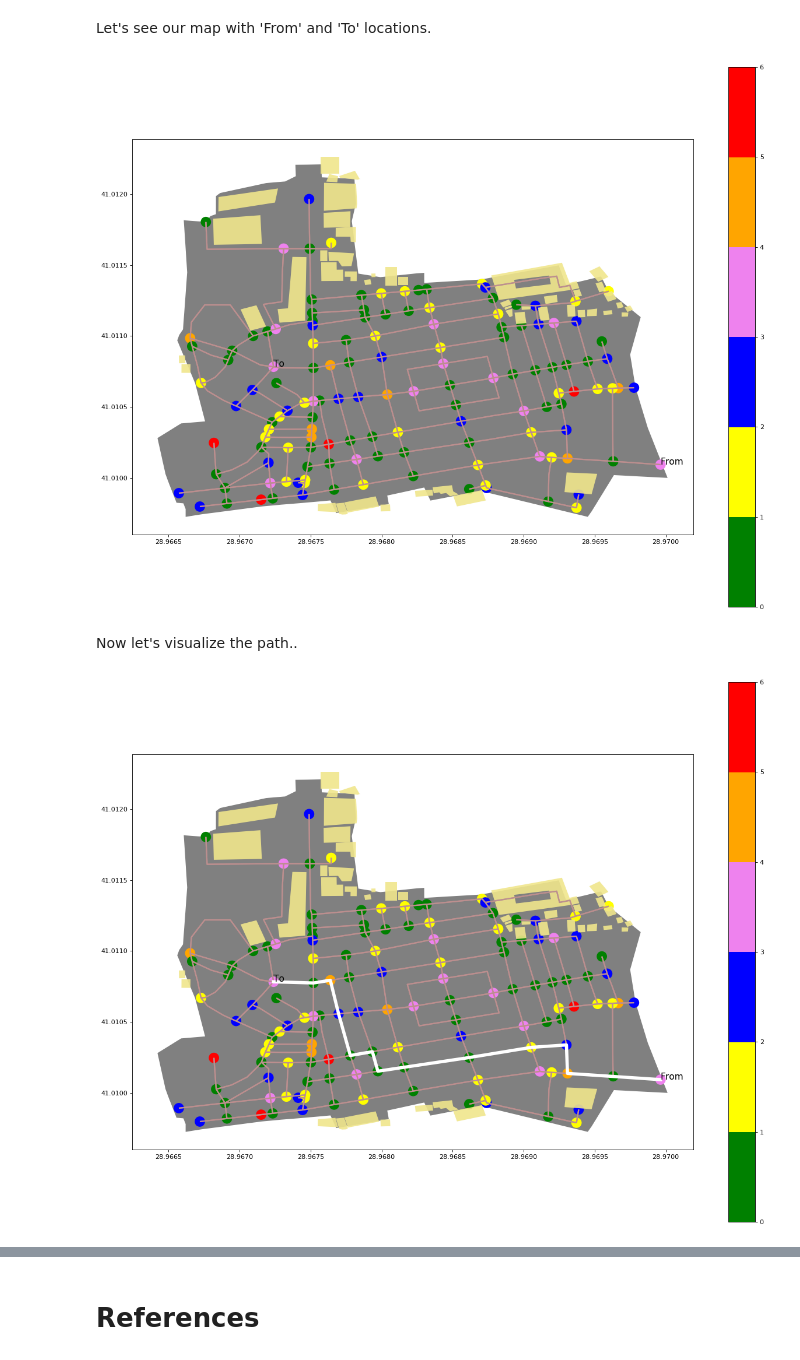
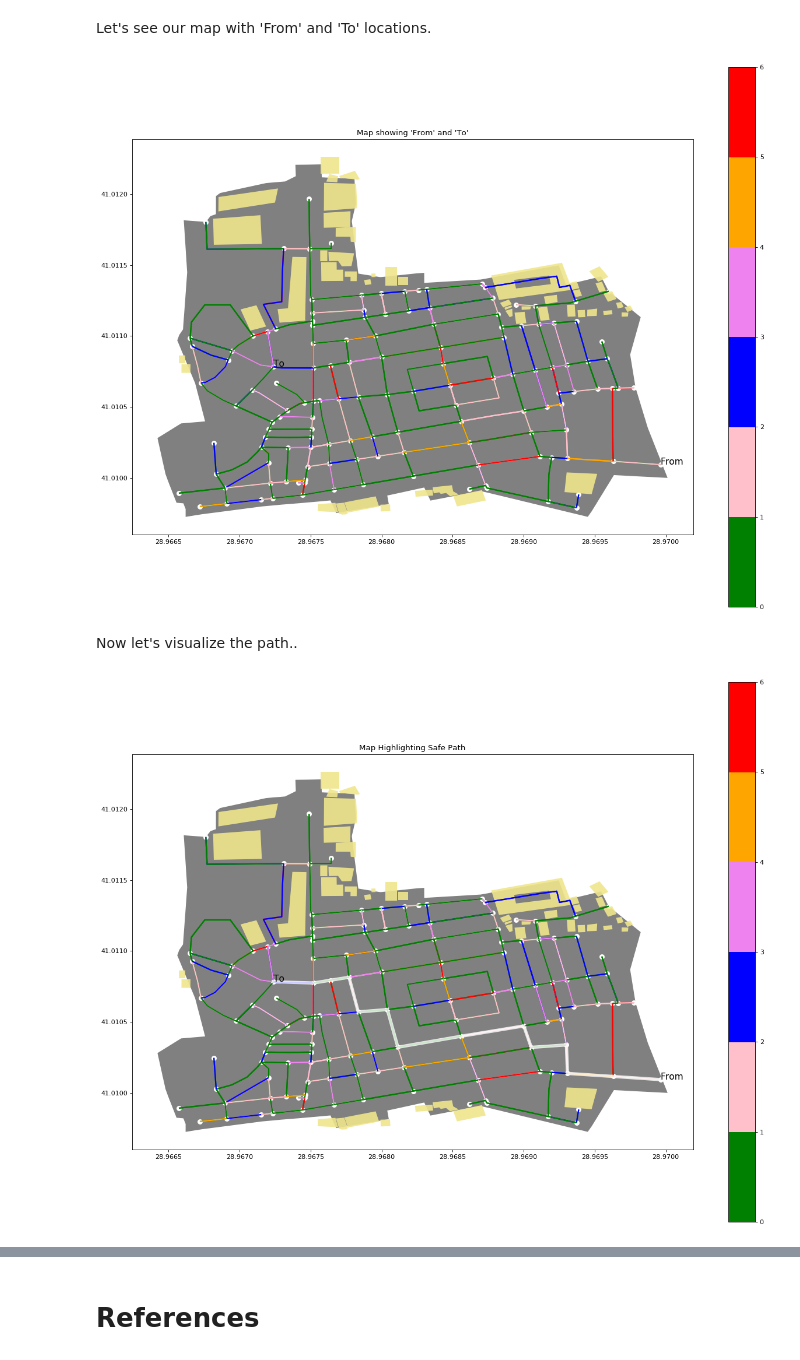
Before and after one commit to braunfuss/ImpactHubIstanbul, a Jupyter notebook: Q_learning_on_dummy_data.ipynb, the cells around one changed output, grey strips where cells are left out. Saved outputs shown, nothing was run; the diff lists cells and outputs as text; code cells hidden in the pictures.

Commit message:
Q learning based on risk rating of edges

```diff
--- a/Q_learning_on_dummy_data.ipynb
+++ b/Q_learning_on_dummy_data.ipynb
@@ -201,7 +189,7 @@ Now let's visualize the nodes based on the risk rate.
 # %%
 import matplotlib.colors as colors
 
-cmap = colors.ListedColormap(['green','yellow', 'blue', 'violet','orange', 'red'])
+cmap = colors.ListedColormap(['green','pink', 'blue', 'violet','orange', 'red'])
 boundaries = [0, 1, 2, 3, 4, 5, 6]
 norm = colors.BoundaryNorm(boundaries, cmap.N, clip=True)
 # %%
@@ -226,6 +217,6 @@ import pandas as pd
 import random
 %matplotlib inline
 # %%
-edges = [(edges_df.u[i], edges_df.v[i])for i in range(edges_df.shape[0])]
-edges[:5]
+edges = [(edges_df.u[i], edges_df.v[i], {'risk_rate': int(edges_df.risk_rate[i])})for i in range(edges_df.shape[0])]
+edges[:10]
 # %% [output]
@@ -266,14 +265,10 @@ matrix([[0., 0., 0., ..., 0., 0., 0.],
 - Give a high positive reward to all actions arriving destination node. (here it is node number 120)
-# %%
-# first 2 logics are implemented below
-for i in range(nodes_df.shape[0]):
-    for j in range(nodes_df.shape[0]):
-        from_node_risk = int(nodes_df[nodes_df.node_no == i]['risk_rate'])
-        to_node_risk = int(nodes_df[nodes_df.node_no == j]['risk_rate'])
-        if (to_node_risk > from_node_risk):
-            R[i,j] = -2*(to_node_risk-from_node_risk)
-        else:
-            R[i,j] = from_node_risk-to_node_risk
+# %%
+# first reward logic
+for node in G.nodes:
+    for x in G[node]:
+        R[node, x] = -2 * int(G[node][x]['risk_rate'])
+        R[x, node] = -2 * int(G[x][node]['risk_rate'])
 # %%
 # set high reward to actions arriving at node 120
 for x in G[120]:
@@ -430,27 +427,29 @@ Let's see our map with 'From' and 'To' locations.
 # %%
 fig, ax = plt.subplots(figsize=(16, 12), dpi= 80)
 area.plot(ax=ax, facecolor='gray')
-edges_df.plot(ax=ax, linewidth=2, edgecolor='#BC8F8F')
-nodes_df.plot(ax=ax, linewidth=10, column='risk_rate', cmap=cmap, norm=norm)
+edges_df.plot(ax=ax, linewidth=2, column='risk_rate', cmap=cmap, norm=norm)
+nodes_df.plot(ax=ax, linewidth=2, facecolor='white')
 buildings.plot(ax=ax, facecolor='khaki', alpha=0.9)
+plt.title('Map showing \'From\' and \'To\'')
 plt.text(x_path[0], y_path[0], 'From', color='black', fontsize=14)
 plt.text(x_path[-1], y_path[-1], 'To', color='black', fontsize=14)
 plt.colorbar(plt.cm.ScalarMappable(cmap=cmap, norm=norm))
 plt.tight_layout()
 # %% [output]
-[figure, old version]
+[figure, new version]
 # %% [markdown]
 Now let's visualize the path..
 # %%
 fig, ax = plt.subplots(figsize=(16, 12), dpi= 80)
 area.plot(ax=ax, facecolor='gray')
-edges_df.plot(ax=ax, linewidth=2, edgecolor='#BC8F8F')
-nodes_df.plot(ax=ax, linewidth=10, column='risk_rate', cmap=cmap, norm=norm)
+nodes_df.plot(ax=ax, linewidth=2, facecolor='white')
 buildings.plot(ax=ax, facecolor='khaki', alpha=0.9)
-plt.plot(x_path, y_path, color='white', linewidth=5)
+plt.title('Map Highlighting Safe Path')
+plt.plot(x_path, y_path, color='white', linewidth=5, alpha=0.8)
+edges_df.plot(ax=ax, linewidth=2, column='risk_rate', cmap=cmap, norm=norm)
 plt.text(x_path[0], y_path[0], 'From', color='black', fontsize=14)
 plt.text(x_path[-1], y_path[-1], 'To', color='black', fontsize=14)
 plt.colorbar(plt.cm.ScalarMappable(cmap=cmap, norm=norm))
 plt.tight_layout()
 # %% [output]
-[figure, old version]
+[figure, new version]
```
Also changed, not shown: parts of 25 cells of this notebook.
